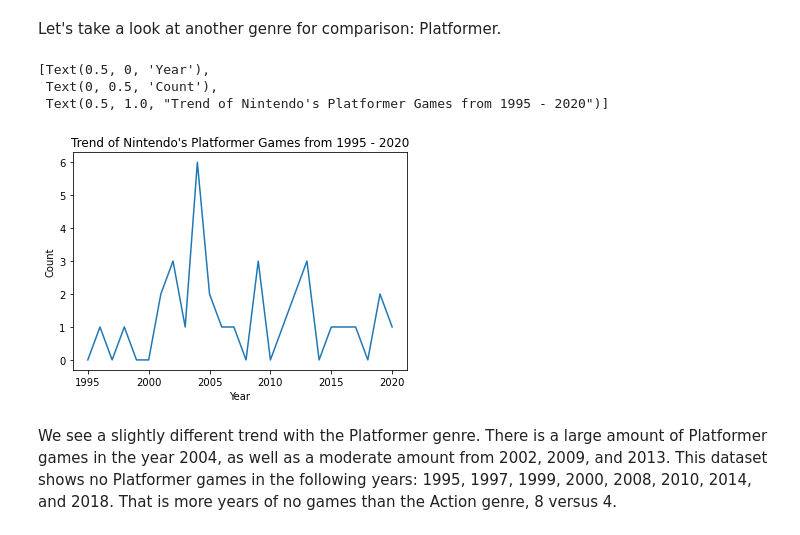
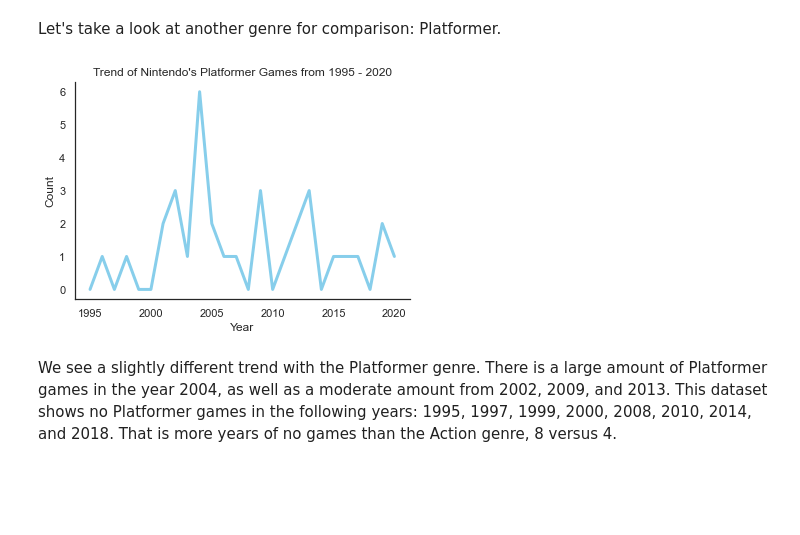
Before and after one commit to ubco-W2022T1-cosc301/project-group07, a Jupyter notebook: notebooks/analysis2.ipynb, the cells around one changed output. Cells and saved outputs as stored; diff of their text form; code cells hidden in the pictures; blank space fills up the shorter version.

```diff
--- a/notebooks/analysis2.ipynb
+++ b/notebooks/analysis2.ipynb
@@ -194,0 +168,23 @@ df.head(15)
+# %%
+df = df.drop(columns=["Release Date"])
+# %%
+# selecting specific developers
+list_devs = df["Developer"].value_counts().iloc[:15].rename_axis("Developer").reset_index(name="Count")
+df = df.loc[df["Developer"].isin(list_devs["Developer"])]
+
+# selecting specific genres
+list_genres = df["Genre"].value_counts().iloc[:30].rename_axis("Genre").reset_index(name="Count")
+df = df.loc[df["Genre"].isin(list_genres["Genre"])]
+
+# exporting dataframe
+df.to_csv(r"../data/processed/a2-df.csv", index=False)
+
+# new dataframe with count column
+df_count = pd.DataFrame(df.groupby("Developer")["Genre"].value_counts().rename("Count"))
+df_count.reset_index(inplace=True)
+df_count
+
+# exporting dataframe
+df_count.to_csv(r"../data/processed/a2-df-count.csv", index=False)
+
+df
@@ -195,11 +216,13 @@ df.head(15)
 # %% [markdown]
 A distrubtion plot will be created to visualize the counts of different genres, allowing us to see the most popular ones.
 # %%
+sns.set(style="white")
+
 # sort genre alphabetically
 df = df.sort_values("Genre")
 
 # plot distribution of genres
-genre_plot = sns.displot(data=df, x=df["Genre"], height=3, aspect=6)
+genre_plot = sns.displot(data=df, x=df["Genre"], height=3, aspect=6, color="skyblue")
 genre_plot.set(xlabel="Genre", ylabel="Count", title="Count of Genres in Video Game Dataset 1995 - 2020")
 genre_plot.set_xticklabels(rotation=50, ha="right")
 # %% [output]
@@ -232,7 +254,0 @@ We will create another distribution plot, this time with the most popular develo
-# %%
-# sort genre alphabetically
-df = df.sort_values("Genre")
-
-# plot distribution of developers and their genres
-dev_gen_plot = sns.displot(df, x=df["Developer"], hue=df["Genre"], multiple="stack", height=40, aspect=0.5, palette="pastel")
-dev_gen_plot.set_xticklabels(rotation=50, ha="right")
@@ -341,30 +363,28 @@ Let's take a look at another genre for comparison: Platformer.
 # %%
 # sorting values by year
 df.sort_values(by="Release Year")
 
 # creating nintendo_platformer dataframe for count of platformer genre per year
 nintendo_platformer = nintendo.loc[nintendo["Genre"] == "Platformer"]
 nintendo_platformer = nintendo_platformer.groupby(["Genre", "Release Year"])["Genre"].count()
 
 # creating dates dataframe for missing years
 dates = pd.DataFrame(range(1995,2021), columns=["Release Year"])
 dates["Release Year"] = pd.to_datetime(dates["Release Year"])
 dates["Release Year"] = dates["Release Year"].astype(np.int64)
 
 # merging nintendo_platformer and dates to fill in missing rows in nintendo_platformer
 nintendo_platformer = dates.merge(right=nintendo_platformer, how="outer", on="Release Year").fillna(0)
 
 # rename column of counts to correct name
-nintendo_platformer.rename(columns = {"Genre":"Count"}, inplace = True)
+nintendo_platformer.rename(columns={"Genre":"Count"}, inplace=True)
 
 # plot line graph
-nin_platformer_plot = sns.lineplot(nintendo_platformer, x="Release Year", y=nintendo_platformer["Count"])
+nin_platformer_plot = sns.lineplot(nintendo_platformer, x="Release Year", y=nintendo_platformer["Count"], lw=3, color="skyblue")
 nin_platformer_plot.set(xlabel="Year", ylabel="Count", title="Trend of Nintendo's Platformer Games from 1995 - 2020")
+sns.despine()
 # %% [output]
-[Text(0.5, 0, 'Year'),
- Text(0, 0.5, 'Count'),
- Text(0.5, 1.0, "Trend of Nintendo's Platformer Games from 1995 - 2020")]
-[figure, old version]
+[figure, new version]
 # %% [markdown]
 We see a slightly different trend with the Platformer genre. There is a large amount of Platformer games in the year 2004, as well as a moderate amount from 2002, 2009, and 2013. This dataset shows no Platformer games in the following years: 1995, 1997, 1999, 2000, 2008, 2010, 2014, and 2018. That is more years of no games than the Action genre, 8 versus 4.
 # %%
```
Also changed, not shown: parts of 23 cells of this notebook, 6 other files.
